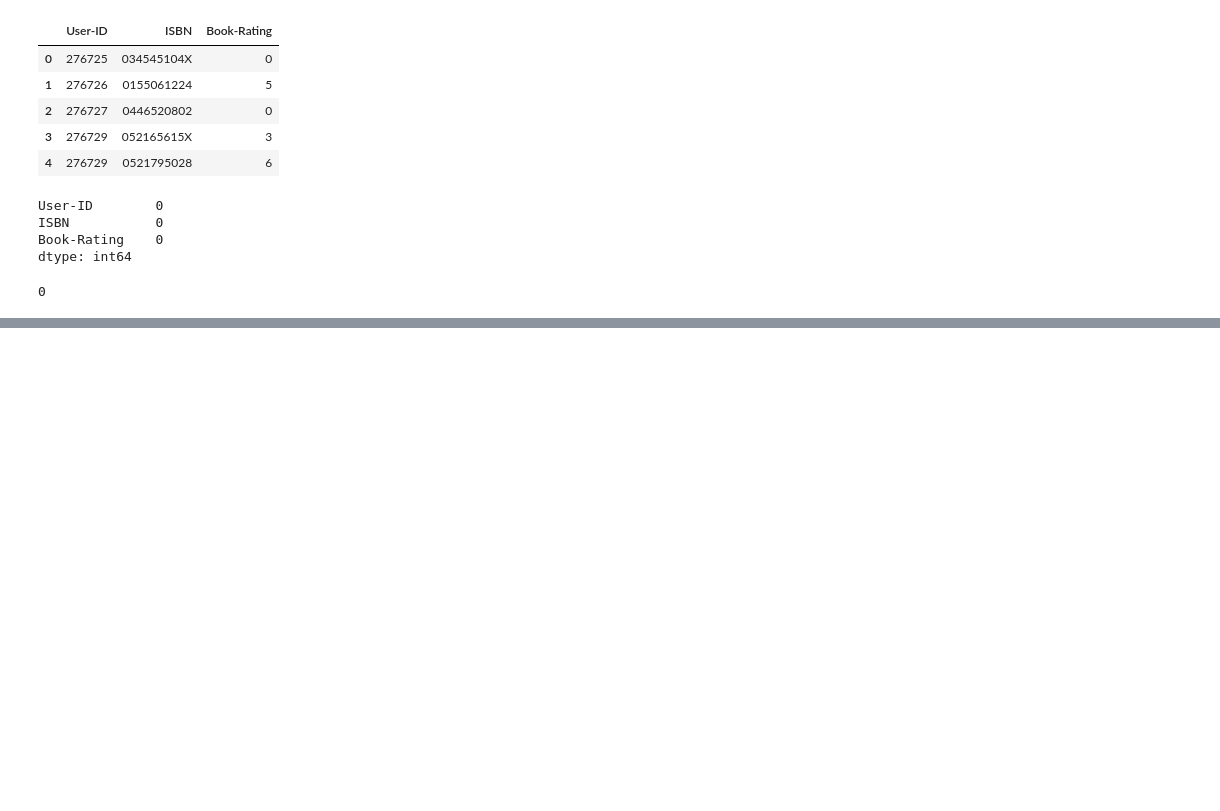
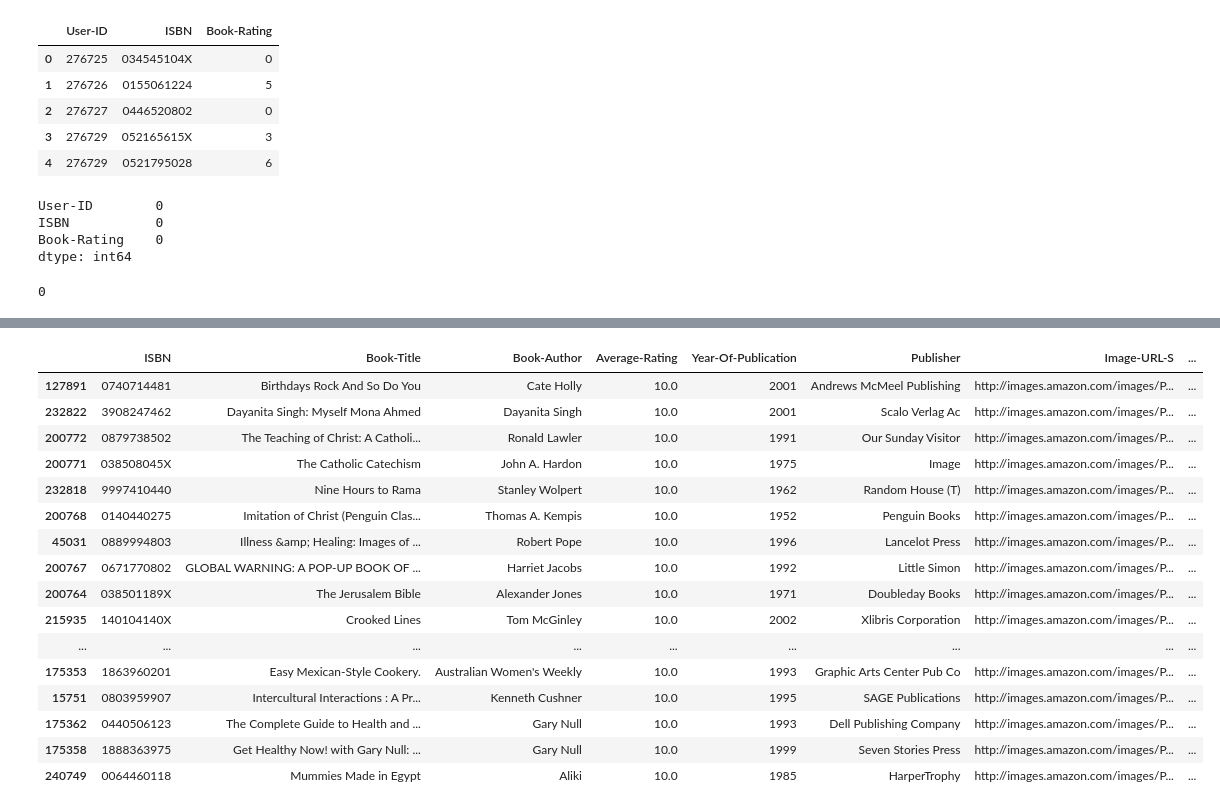
Before and after one commit to adityakanamadi281/Book_Recommendation_System, a Jupyter notebook: notebook/Book_Recommendation_System.ipynb, the cells around one changed output, grey strips where cells are left out. Drawn from its saved outputs; the diff is of its cells as text; code cells hidden in the pictures; blank space fills up the shorter version.

```diff
--- a/notebook/Book_Recommendation_System.ipynb
+++ b/notebook/Book_Recommendation_System.ipynb
@@ -371,0 +458,3 @@ ratings_per_book=df.groupby("Book-Title ")["Book-Rating"].count()
+# %%
+averageRatingOnly = averageRatingdf[['ISBN','Average-Rating']]
+averageRatingOnly.head()
@@ -371,0 +495,20 @@ ratings_per_book=df.groupby("Book-Title ")["Book-Rating"].count()
+# %%
+books_with_rating.sort_values(by=['Average-Rating'], ascending=False).head(30)
+# %% [output]
+|  | ISBN | Book-Title | Book-Author | Average-Rating | Year-Of-Publication | Publisher | Image-URL-S | ... |
+| 127891 | 0740714481 | Birthdays Rock And So Do You | Cate Holly | 10.0 | 2001 | Andrews McMeel Publishing | http://images.amazon.com/images/P... | ... |
+| 232822 | 3908247462 | Dayanita Singh: Myself Mona Ahmed | Dayanita Singh | 10.0 | 2001 | Scalo Verlag Ac | http://images.amazon.com/images/P... | ... |
+| 200772 | 0879738502 | The Teaching of Christ: A Catholi... | Ronald Lawler | 10.0 | 1991 | Our Sunday Visitor | http://images.amazon.com/images/P... | ... |
+| 200771 | 038508045X | The Catholic Catechism | John A. Hardon | 10.0 | 1975 | Image | http://images.amazon.com/images/P... | ... |
+| 232818 | 9997410440 | Nine Hours to Rama | Stanley Wolpert | 10.0 | 1962 | Random House (T) | http://images.amazon.com/images/P... | ... |
+| 200768 | 0140440275 | Imitation of Christ (Penguin Clas... | Thomas A. Kempis | 10.0 | 1952 | Penguin Books | http://images.amazon.com/images/P... | ... |
+| 45031 | 0889994803 | Illness &amp; Healing: Images of ... | Robert Pope | 10.0 | 1996 | Lancelot Press | http://images.amazon.com/images/P... | ... |
+| 200767 | 0671770802 | GLOBAL WARNING: A POP-UP BOOK OF ... | Harriet Jacobs | 10.0 | 1992 | Little Simon | http://images.amazon.com/images/P... | ... |
+| 200764 | 038501189X | The Jerusalem Bible | Alexander Jones | 10.0 | 1971 | Doubleday Books | http://images.amazon.com/images/P... | ... |
+| 215935 | 140104140X | Crooked Lines | Tom McGinley | 10.0 | 2002 | Xlibris Corporation | http://images.amazon.com/images/P... | ... |
+| ... | ... | ... | ... | ... | ... | ... | ... | ... |
+| 175353 | 1863960201 | Easy Mexican-Style Cookery. | Australian Women's Weekly | 10.0 | 1993 | Graphic Arts Center Pub Co | http://images.amazon.com/images/P... | ... |
+| 15751 | 0803959907 | Intercultural Interactions : A Pr... | Kenneth Cushner | 10.0 | 1995 | SAGE Publications | http://images.amazon.com/images/P... | ... |
+| 175362 | 0440506123 | The Complete Guide to Health and ... | Gary Null | 10.0 | 1993 | Dell Publishing Company | http://images.amazon.com/images/P... | ... |
+| 175358 | 1888363975 | Get Healthy Now! with Gary Null: ... | Gary Null | 10.0 | 1999 | Seven Stories Press | http://images.amazon.com/images/P... | ... |
+| 240749 | 0064460118 | Mummies Made in Egypt | Aliki | 10.0 | 1985 | HarperTrophy | http://images.amazon.com/images/P... | ... |
```
Also changed, not shown: parts of 99 cells of this notebook.
